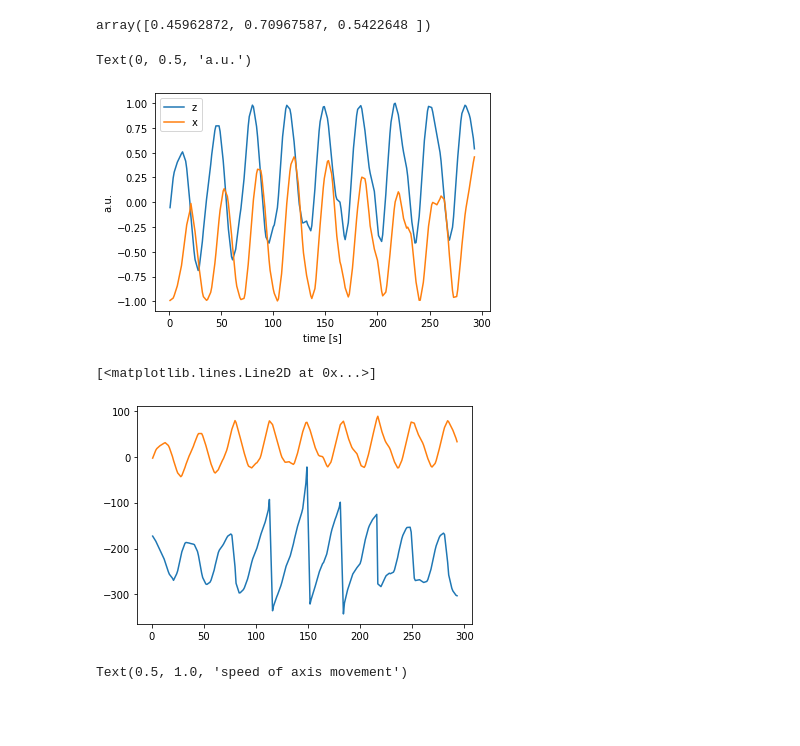
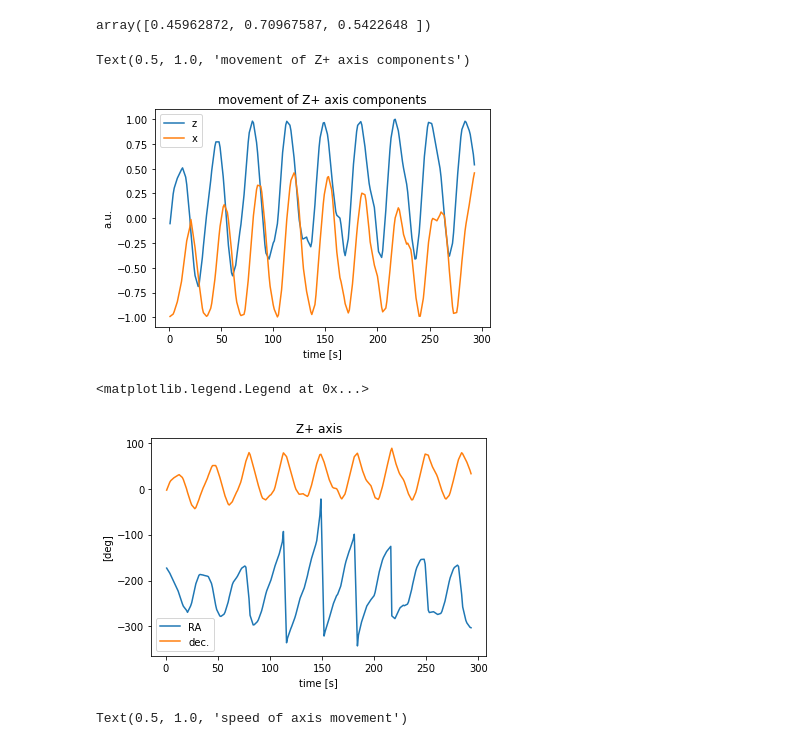
Before and after one commit to limu007/cube, a Jupyter notebook: Attitude_computed.ipynb, the cells around one changed output. Drawn from its saved outputs; the diff is of its cells as text; code cells hidden in the pictures; blank space fills up the shorter version.

```diff
--- a/Attitude_computed.ipynb
+++ b/Attitude_computed.ipynb
@@ -82,12 +82,13 @@ ex,ey,ez=eci_body[:,:,2].T  #coordinates of Z+ axis in equatorial CS
 # %%
 pl.plot(dt2,ez,label='z')
 pl.plot(dt2,ex,label='x')
 pl.legend()
 pl.xlabel('time [s]')
 pl.ylabel('a.u.')
+pl.title("movement of Z+ axis components")
 # %% [output]
-Text(0, 0.5, 'a.u.')
+Text(0.5, 1.0, 'movement of Z+ axis components')
-[figure, old version]
+[figure, new version]
 # %%
 ra=np.arctan2(ey,ex)
 fract=lambda a,b:a-(a/b).astype(int)*b
@@ -97,9 +98,13 @@ er=np.sqrt(ex**2+ey**2)
 dec=np.arctan2(ez,er)
 pl.plot(dt2,ra2)
 pl.plot(dt2,np.rad2deg(dec))
+pl.ylabel('[deg]')
+pl.xlabel('time [s]')
+pl.title('Z+ axis')
+pl.legend(["RA","dec."])
 # %% [output]
-[<matplotlib.lines.Line2D at 0x...>]
+<matplotlib.legend.Legend at 0x...>
-[figure, old version]
+[figure, new version]
 # %%
 from astropy.time import Time
 t0=Time("2021-10-17 04:20:03")
```
Also changed, not shown: parts of 3 cells of this notebook.
